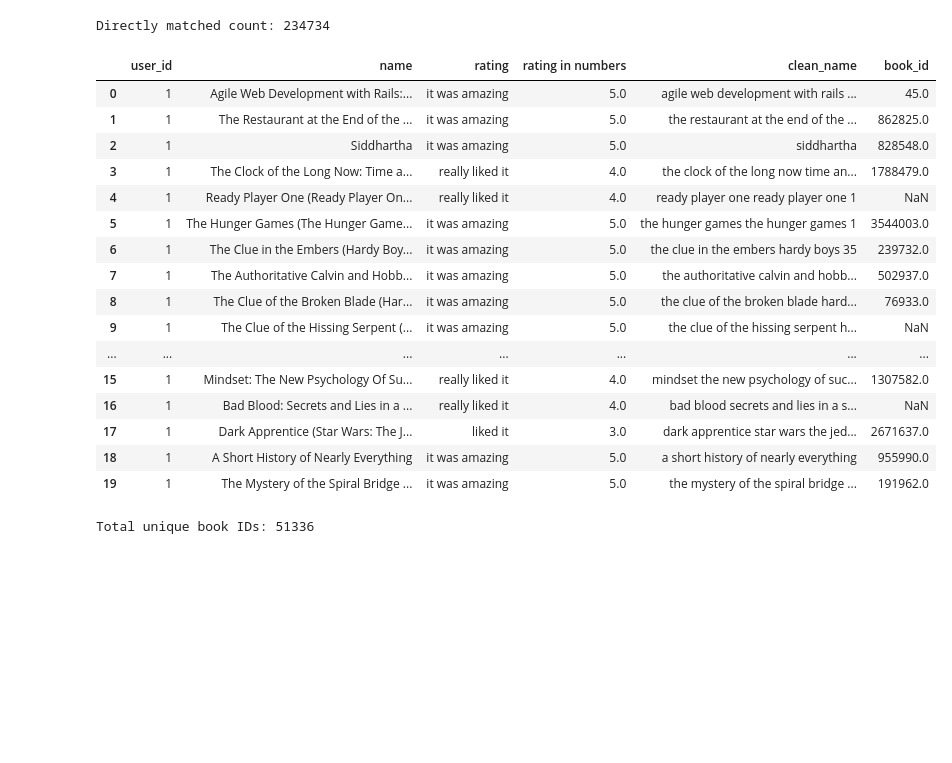
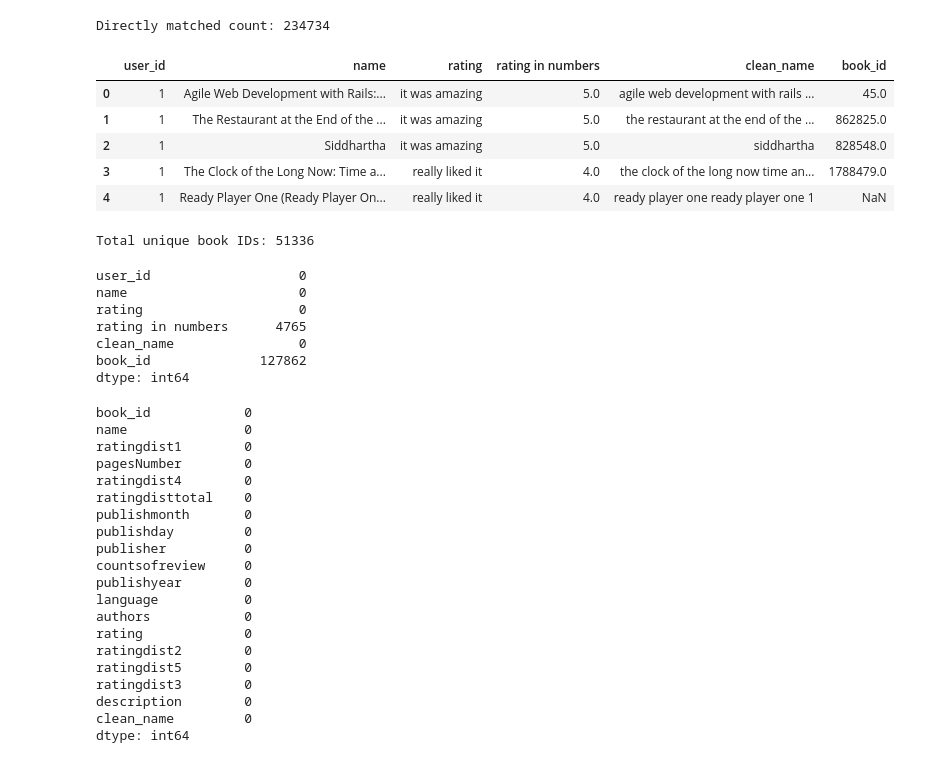
Before and after one commit to eben98/dsc_478_final_project_rec_system, a Jupyter notebook: final_project.ipynb, the cells around one changed output. Cells and saved outputs as stored; diff of their text form; code cells hidden in the pictures; blank space fills up the shorter version.

```diff
--- a/final_project.ipynb
+++ b/final_project.ipynb
@@ -170,7 +224,7 @@ count of text reviews    1440418
 dtype: int64
 # %%
 # Dropping all the unnesscary columns
-df_books_cleaned.drop(columns=['count of text reviews', 'isbn'])
+df_books_cleaned.drop(columns=['count of text reviews', 'isbn'], inplace=True)
 df_books_cleaned.head(5)
 # %% [output]
 |  | id | name | ratingdist1 | pagesNumber | ratingdist4 | ratingdisttotal | publishmonth | publishday | ... |
@@ -198,0 +236,3 @@ df_books_cleaned.head(5)
+# %%
+df_books_cleaned['publisher'].fillna("Unknown", inplace=True)
+df_books_cleaned['language'].fillna(df_books_cleaned['language'].mode()[0], inplace=True)
@@ -199,3 +245,17 @@ df_books_cleaned.head(5)
+# %%
+from summa import summarizer
+
+# Step 1: Create a mapping of authors to non-null descriptions
+author_descriptions = df_books_cleaned.groupby('authors')['description'].apply(lambda x: " ".join(x.dropna().values[:5]))
+
+# Step 2: Fill missing descriptions in bulk
+def generate_summary(author, desc):
+    if pd.isna(desc) and author in author_descriptions:
+        return summarizer.summarize(author_descriptions[author], words=50)
+    return desc
+
+# Apply faster in bulk (vectorized)
+df_books_cleaned['description'] = df_books_cleaned.apply(lambda row: generate_summary(row['authors'], row['description']), axis=1)
 # %%
 # find different types of rating in the rating colum
 ratings = df_users['rating'].unique()
@@ -280,25 +340,14 @@ print(f"Directly matched count: {matched_count}")
 # %% [output]
 Directly matched count: 234734
 # %%
-df_users_copy.head(20)
+df_users_copy.head(5)
 # %% [output]
 |  | user_id | name | rating | rating in numbers | clean_name | book_id |
 | 0 | 1 | Agile Web Development with Rails:... | it was amazing | 5.0 | agile web development with rails ... | 45.0 |
 | 1 | 1 | The Restaurant at the End of the ... | it was amazing | 5.0 | the restaurant at the end of the ... | 862825.0 |
 | 2 | 1 | Siddhartha | it was amazing | 5.0 | siddhartha | 828548.0 |
 | 3 | 1 | The Clock of the Long Now: Time a... | really liked it | 4.0 | the clock of the long now time an... | 1788479.0 |
 | 4 | 1 | Ready Player One (Ready Player On... | really liked it | 4.0 | ready player one ready player one 1 | NaN |
-| 5 | 1 | The Hunger Games (The Hunger Game... | it was amazing | 5.0 | the hunger games the hunger games 1 | 3544003.0 |
-| 6 | 1 | The Clue in the Embers (Hardy Boy... | it was amazing | 5.0 | the clue in the embers hardy boys 35 | 239732.0 |
-| 7 | 1 | The Authoritative Calvin and Hobb... | it was amazing | 5.0 | the authoritative calvin and hobb... | 502937.0 |
-| 8 | 1 | The Clue of the Broken Blade (Har... | it was amazing | 5.0 | the clue of the broken blade hard... | 76933.0 |
-| 9 | 1 | The Clue of the Hissing Serpent (... | it was amazing | 5.0 | the clue of the hissing serpent h... | NaN |
-| ... | ... | ... | ... | ... | ... | ... |
-| 15 | 1 | Mindset: The New Psychology Of Su... | really liked it | 4.0 | mindset the new psychology of suc... | 1307582.0 |
-| 16 | 1 | Bad Blood: Secrets and Lies in a ... | really liked it | 4.0 | bad blood secrets and lies in a s... | NaN |
-| 17 | 1 | Dark Apprentice (Star Wars: The J... | liked it | 3.0 | dark apprentice star wars the jed... | 2671637.0 |
-| 18 | 1 | A Short History of Nearly Everything | it was amazing | 5.0 | a short history of nearly everything | 955990.0 |
-| 19 | 1 | The Mystery of the Spiral Bridge ... | it was amazing | 5.0 | the mystery of the spiral bridge ... | 191962.0 |
 # %%
 unmatched_rows = df_users_copy[df_users_copy['book_id'].isna()]
 unmatched_rows.to_csv("unmatched_books.csv", index=False)
@@ -310,3 +359,39 @@ unique_book_ids = df_users_copy['book_id'].nunique()
 print(f"Total unique book IDs: {unique_book_ids}")
 # %% [output]
 Total unique book IDs: 51336
+# %%
+missing_values = df_users_copy.isna().sum()
+missing_values
+# %% [output]
+user_id                   0
+name                      0
+rating                    0
+rating in numbers      4765
+clean_name                0
+book_id              127862
+dtype: int64
+# %%
+# Check for missing (NaN) values across all columns
+missing_values = df_books_copy.isna().sum()
+missing_values
+# %% [output]
+book_id            0
+name               0
+ratingdist1        0
+pagesNumber        0
+ratingdist4        0
+ratingdisttotal    0
+publishmonth       0
+publishday         0
+publisher          0
+countsofreview     0
+publishyear        0
+language           0
+authors            0
+rating             0
+ratingdist2        0
+ratingdist5        0
+ratingdist3        0
+description        0
+clean_name         0
+dtype: int64
```
Also changed, not shown: parts of 5 cells of this notebook.
